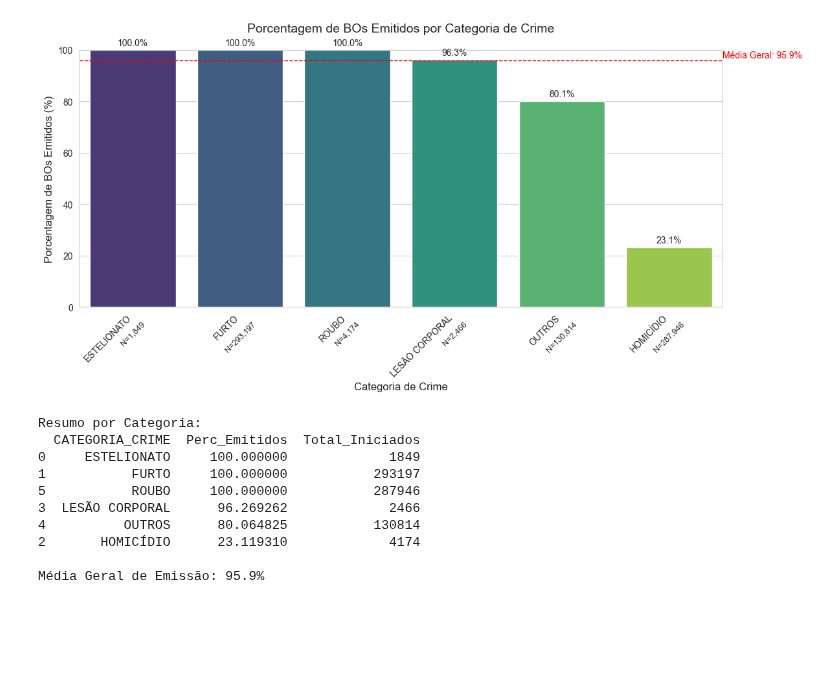
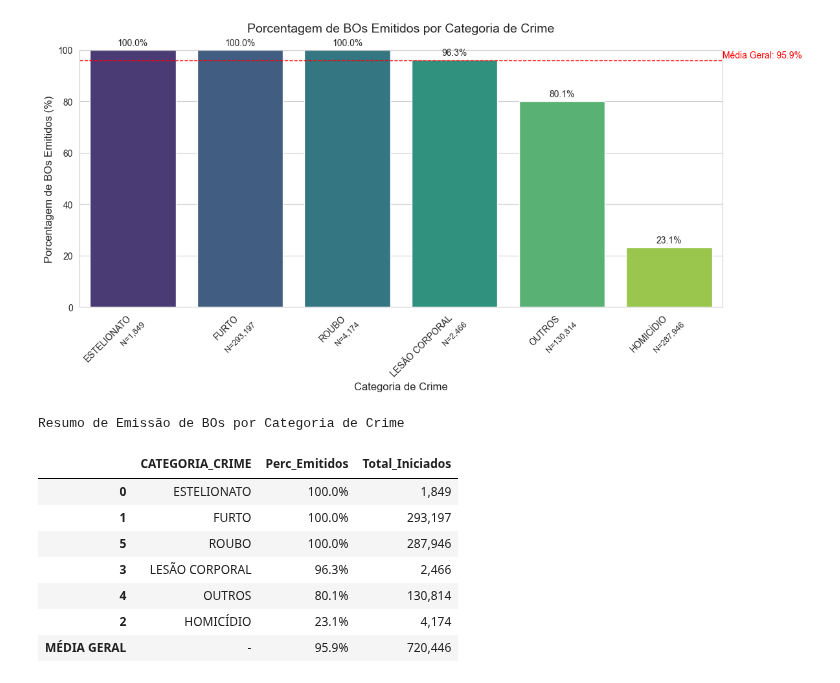
Before and after one commit to Matheuskpds/Ciencia-de-Dados-Projeto-TP, a Jupyter notebook: main.ipynb, the cells around one changed output. Cells and saved outputs as stored; diff of their text form; code cells hidden in the pictures; blank space fills up the shorter version.

Commit message:
Atualzação na tabela de BOs emitidos

```diff
--- a/main.ipynb
+++ b/main.ipynb
@@ -772,19 +772,52 @@ Passing `palette` without assigning `hue` is deprecated and will be removed in v
 
   ax = sns.barplot(
 [figure]
-# %%
-# 5. Dados complementares
-print("\nResumo por Categoria:")
-print(emissoes_por_categoria[['CATEGORIA_CRIME', 'Perc_Emitidos', 'Total_Iniciados']])
-print(f"\nMédia Geral de Emissão: {media_geral:.1f}%")
-# %% [output]
-Resumo por Categoria:
-  CATEGORIA_CRIME  Perc_Emitidos  Total_Iniciados
-0     ESTELIONATO     100.000000             1849
-1           FURTO     100.000000           293197
-5           ROUBO     100.000000           287946
-3  LESÃO CORPORAL      96.269262             2466
-4          OUTROS      80.064825           130814
-2       HOMICÍDIO      23.119310             4174
-
-Média Geral de Emissão: 95.9%
+# %%
+# Tabela de Dados Complementares
+from IPython.display import display
+
+# Criar DataFrame formatado
+tabela_resumo = emissoes_por_categoria[['CATEGORIA_CRIME', 'Perc_Emitidos', 'Total_Iniciados']].copy()
+tabela_resumo['Perc_Emitidos'] = tabela_resumo['Perc_Emitidos'].apply(lambda x: f'{x:.1f}%')
+tabela_resumo['Total_Iniciados'] = tabela_resumo['Total_Iniciados'].apply(lambda x: f'{x:,}')
+
+# Adicionar média geral
+tabela_resumo.loc['MÉDIA GERAL'] = ['-', f'{media_geral:.1f}%', f"{len(df):,}"]
+
+# Definir estilo
+def color_media(row):
+    if row.name == 'MÉDIA GERAL':
+        return ['background-color: #4a7ebb; color: white; font-weight: bold'] * len(row)
+    return ['background-color: white; color: black'] * len(row)
+
+styled_table = (tabela_resumo.style
+                .set_caption('<b style="color: #4a7ebb; font-size: 16px">Resumo de Emissão de BOs por Categoria de Crime</b>')
+                .apply(color_media, axis=1)
+                .set_properties(**{
+                    'text-align': 'center',
+                    'border': '1px solid #4a7ebb',
+                    'padding': '8px',
+                    'background-color': 'white',
+                    'color': 'black'
+                })
+                .set_table_styles([
+                    {'selector': 'th',
+                     'props': [('background-color', '#4a7ebb'),
+                               ('color', 'white'),
+                               ('font-weight', 'bold'),
+                               ('border', '1px solid #4a7ebb')]},
+                    {'selector': 'caption',
+                     'props': [('margin-bottom', '10px')]}
+                ]))
+
+display(styled_table)
+# %% [output]
+Resumo de Emissão de BOs por Categoria de Crime
+|  | CATEGORIA_CRIME | Perc_Emitidos | Total_Iniciados |
+| 0 | ESTELIONATO | 100.0% | 1,849 |
+| 1 | FURTO | 100.0% | 293,197 |
+| 5 | ROUBO | 100.0% | 287,946 |
+| 3 | LESÃO CORPORAL | 96.3% | 2,466 |
+| 4 | OUTROS | 80.1% | 130,814 |
+| 2 | HOMICÍDIO | 23.1% | 4,174 |
+| MÉDIA GERAL | - | 95.9% | 720,446 |
```
